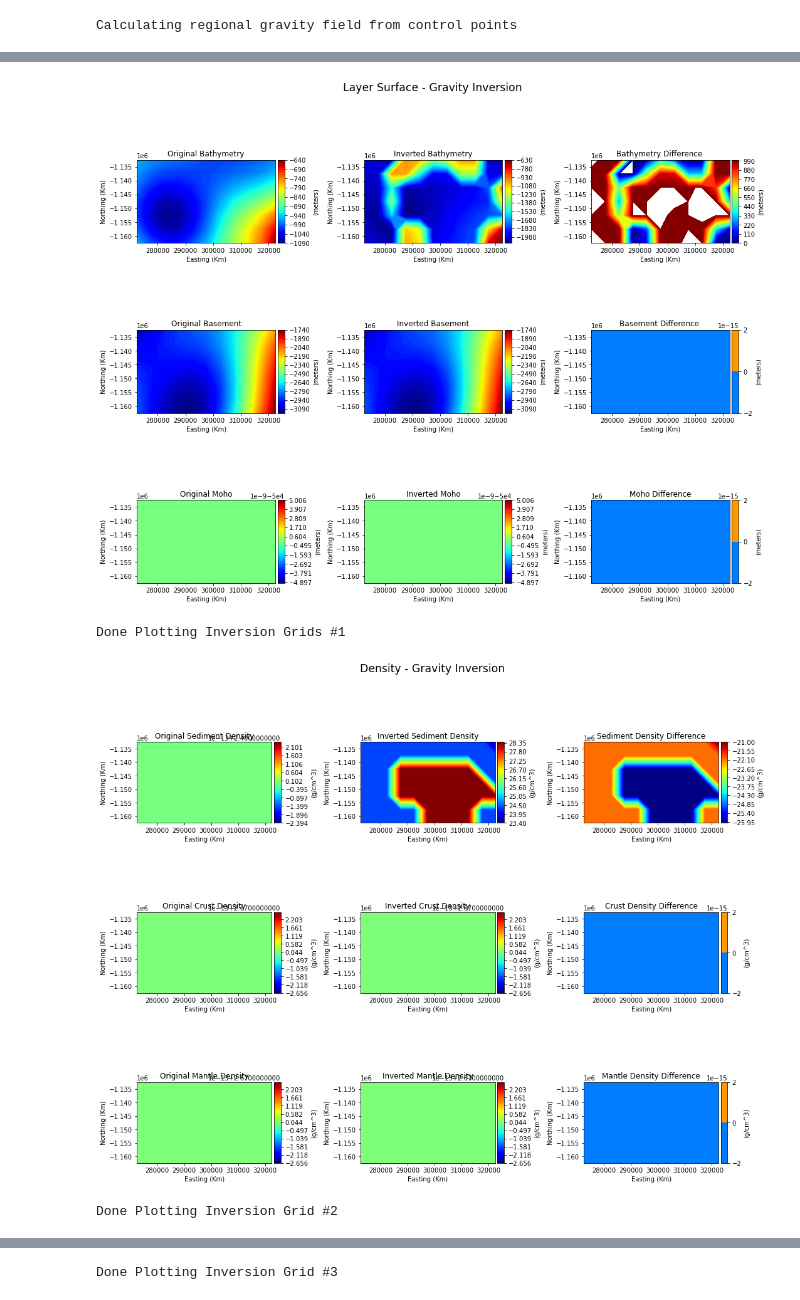
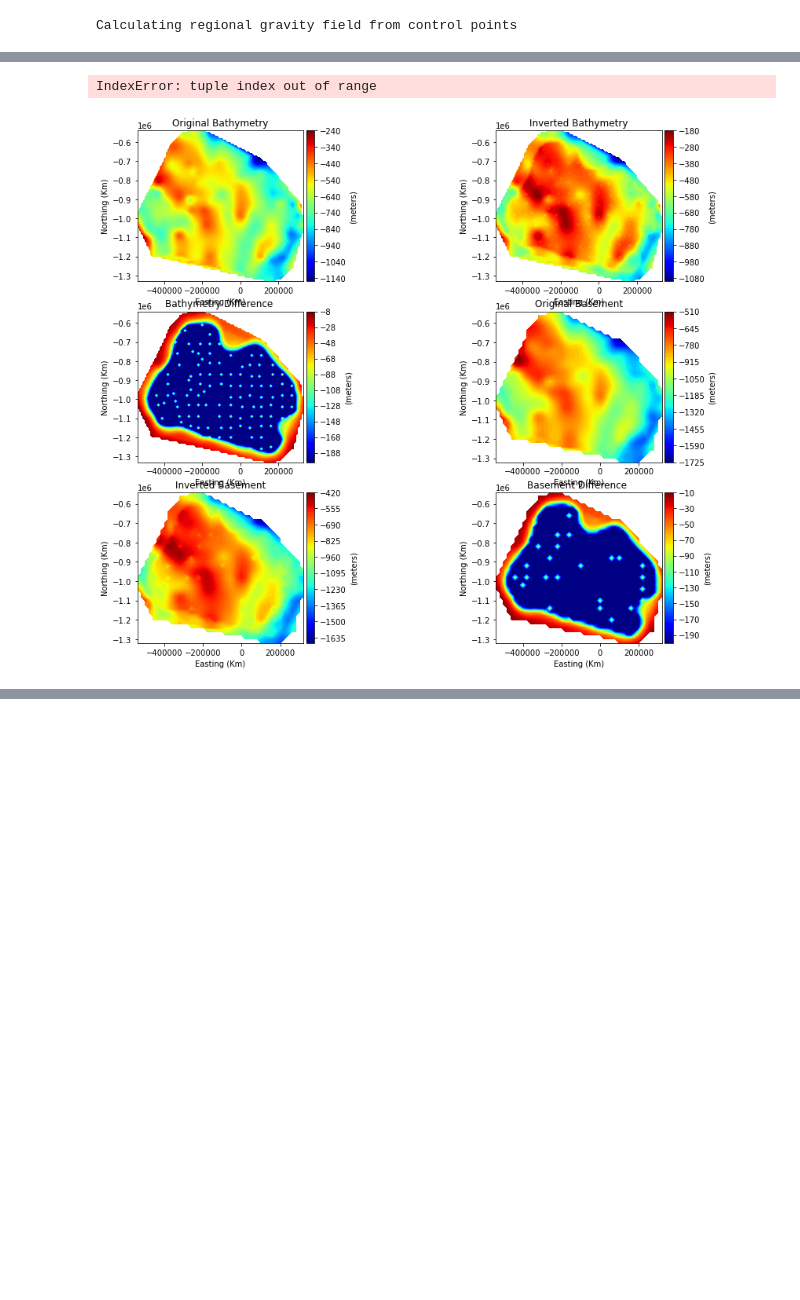
Before and after one commit to mdtanker/RIS_gravity_inversion, a Jupyter notebook: Nagy_inversion/Nagy_GUI_updated/grav_bathy_inversion.ipynb, the cells around one changed output, grey strips where cells are left out. Saved outputs shown, nothing was run; the diff lists cells and outputs as text; code cells hidden in the pictures; blank space fills up the shorter version.

```diff
--- a/Nagy_inversion/Nagy_GUI_updated/grav_bathy_inversion.ipynb
+++ b/Nagy_inversion/Nagy_GUI_updated/grav_bathy_inversion.ipynb
@@ -916,33 +889,39 @@ terminated - no significant variation in least-squares norm
 # plotting figure 1 (fig3) in a for-loop
 for i in range(0,9):
     title = ('Original Bathymetry', 'Inverted Bathymetry', 'Bathymetry Difference ',
-             'Original Basement', 'Inverted Basement', 'Basement Difference ',
-             'Original Moho', 'Inverted Moho', 'Moho Difference')
-    ax = ('ax1', 'ax2', 'ax3', 'ax4', 'ax5', 'ax6', 'ax7', 'ax8', 'ax9')
+             'Original Basement', 'Inverted Basement', 'Basement Difference '
+             # 'Original Moho', 'Inverted Moho', 'Moho Difference'
+            )
+    ax = ('ax1', 'ax2', 'ax3', 'ax4', 'ax5', 'ax6')#, 'ax7', 'ax8', 'ax9')
     ax = list(ax)
-    cax = ('cax1', 'cax2', 'cax3', 'cax4', 'cax5', 'cax6', 'cax7', 'cax8', 'cax9')
+    cax = ('cax1', 'cax2', 'cax3', 'cax4', 'cax5', 'cax6')#, 'cax7', 'cax8', 'cax9')
     cax = list(cax)
-    img = ('img1', 'img2', 'img3', 'img4', 'img5', 'img6', 'img7', 'img8', 'img9')
+    img = ('img1', 'img2', 'img3', 'img4', 'img5', 'img6')#, 'img7', 'img8', 'img9')
     img = list(img)
     Z = (ZBath, Z_Corrected_Bathymetry, Bathymetry_Surface_Diff,
          ZBase, Z_Corrected_Basement, Basement_Surface_Diff,
-         ZM, Z_Corrected_Moho, Moho_Surface_Diff)
+         # ZM, Z_Corrected_Moho, Moho_Surface_Diff
+        )
     X = (XBath, XBath, XBath,
          XBase, XBase, XBase,
-         XM, XM, XM)
+         # XM, XM, XM
+        )
     Y = (YBath, YBath, YBath,
          YBase, YBase, YBase,
-         YM, YM, YM)
+         # YM, YM, YM
+        )
     East_grid = (East_gridBath, East_gridBath, East_gridBath,
                  East_gridBase, East_gridBase, East_gridBase,
-                 East_gridM, East_gridM, East_gridM)
+                 # East_gridM, East_gridM, East_gridM
+                )
     North_grid = (North_gridBath, North_gridBath, North_gridBath,
                   North_gridBase, North_gridBase, North_gridBase,
-                  North_gridM, North_gridM, North_gridM)
+                  # North_gridM, North_gridM, North_gridM
+                 )
 
     grid_Z = griddata((Y[i], X[i]), Z[i], (East_grid[i], North_grid[i]), method='linear')
     fig3 = plt.figure(3, (15,12))
-    ax[i] = fig3.add_subplot(3,3,i+1, adjustable='box', aspect=1)
+    ax[i] = fig3.add_subplot(3,2,i+1, adjustable='box', aspect=1)
     extent = x_min, x_max, y_min, y_max= [min(Y[i]), max(Y[i]), min(X[i]), max(X[i])]
     img[i] = ax[i].contourf(grid_Z, 100, cmap='jet', extent=extent)
     ax[i].set_title(title[i])
@@ -1029,34 +1008,32 @@ for i in range(0,3):
     cax = list(cax)
     img = ('img1', 'img2', 'img3')
     img = list(img)
     Z = (FA, FA_Forward+FA_Regional, FA_Inversion-FA_Forward)
 
     grid_Z = griddata((YG, XG), Z[i], (East_gridG, North_gridG), method='linear')
     fig5 = plt.figure(5, (12,12))
     ax[i] = fig5.add_subplot(3,1,i+1, adjustable='box', aspect=1)
     #extent = x_min, x_max, y_min, y_max= [min(Y[i]), max(Y[i]), min(X[i]), max(X[i])]
     img[i] = ax[i].contourf(grid_Z, 100, cmap='jet', extent=extentG)
     ax[i].set_title(title[i])
     ax[i].set_xlabel('Easting (Km)')
     ax[i].set_ylabel('Northing (Km)')
 #     ax[i].set_ylim(-1385000,-485000)
 #     ax[i].set_xlim(-555000,345000)
 #     ax[i].set_yticks( ticks = np.arange(min(XI)+30000, max(XI)+30000, 100000))
 #     ax[i].set_yticklabels(labels = np.arange(int(0.001*(min(XI)+30000)), int(0.001*(max(XI)+30000)), int(100)))
 #     ax[i].set_xticks( ticks = np.arange(min(YI+40000), max(YI)+40000, 200000))
 #     ax[i].set_xticklabels(labels = np.arange(int(0.001*(min(YI)+40000)), int(0.001*(max(YI)+40000)), int(200)))
 #     if i == 2:
 #         ax[i].text(-510000, -530000, 'average misfit: '+str(round(np.mean(FA_Inversion-FA_Forward),3)))
 #         ax[i].text(-510000, -575000, 'std: '+str(round(stat.stdev(FA_Inversion-FA_Forward),3)))
     divider  = make_axes_locatable(ax[i])
     cax[i] = divider.append_axes('right', size='5%', pad = 0.05)
     cb5 = fig5.colorbar(img[i], label="(mGals)", cax=cax[i])
 plt.suptitle('Gravity Inversion Results', fontsize='xx-large', y=1.02)
 plt.tight_layout()
 plt.show()
 print('\nDone Plotting Inversion Grid #3\n')
 # %% [output]
+IndexError: tuple index out of range
-[figure, old version]
+[figure, new version]
-Done Plotting Inversion Grids #1
-[figure, removed]
-Done Plotting Inversion Grid #2
@@ -1064 +1039,0 @@ Done Plotting Inversion Grid #2
-Done Plotting Inversion Grid #3
```
Also changed, not shown: parts of 15 cells of this notebook, 7 other files.
